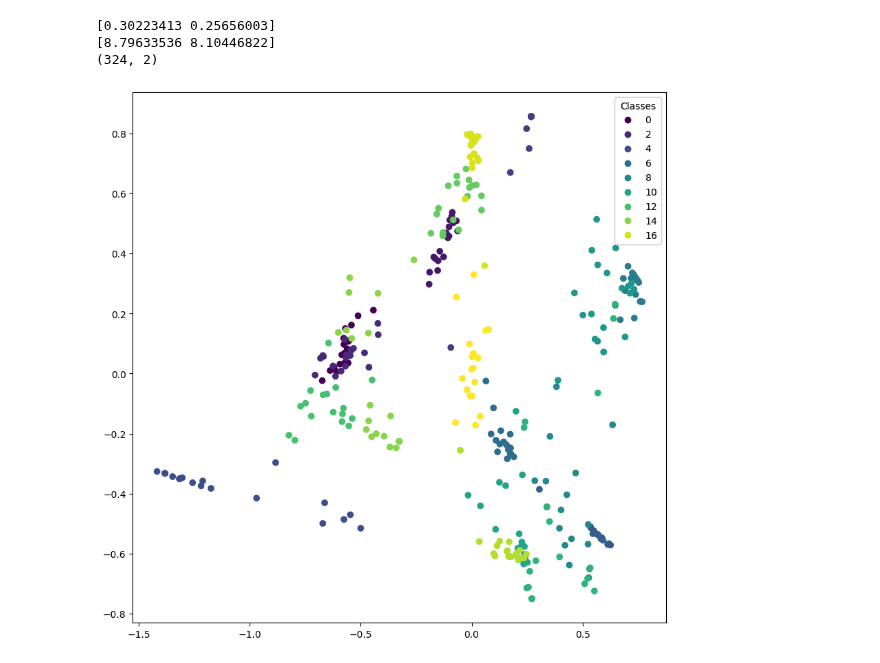
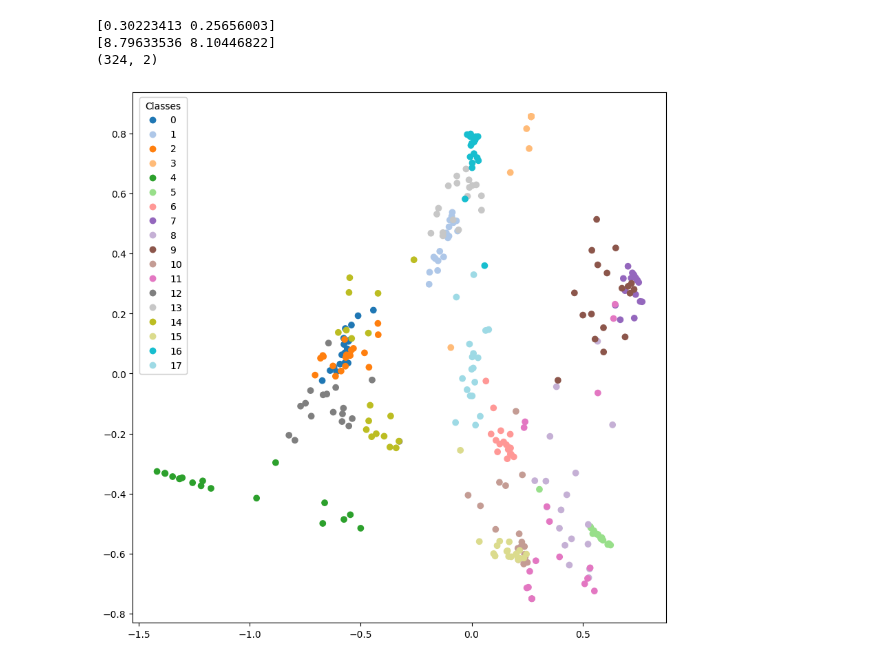
Before and after one commit to eduardozurek/ia, a Jupyter notebook: _006_reduccion_de_dimensiones/001_PCA_smartwatch_smartphone.ipynb, the cells around one changed output. Drawn from its saved outputs; the diff is of its cells as text; code cells hidden in the pictures.

```diff
--- a/_006_reduccion_de_dimensiones/001_PCA_smartwatch_smartphone.ipynb
+++ b/_006_reduccion_de_dimensiones/001_PCA_smartwatch_smartphone.ipynb
@@ -106,17 +87,14 @@ print(transformados.shape)
 # %%
 import matplotlib.pyplot as plt
 x = transformados[:,0]
 y = transformados[:,1]
 c = ground_truth
 fig, ax = plt.subplots(figsize=[10,10])
-
-scatter = ax.scatter(x, y, c=c)
-
-# produce a legend with the unique colors from the scatter
-legend1 = ax.legend(*scatter.legend_elements(),
-                    loc="upper right", title="Classes")
+scatter = ax.scatter(x, y, c=c, cmap="tab20")
+legend1 = ax.legend(*scatter.legend_elements(num=len(np.unique(ground_truth))),
+                    bbox_to_anchor=(0.11, 1.0), loc='upper right',
+                    title="Classes")
 ax.add_artist(legend1)
-
 plt.show()
 # %% [output]
-[figure, old version]
+[figure, new version]
```
Also changed, not shown: parts of 2 cells of this notebook.
